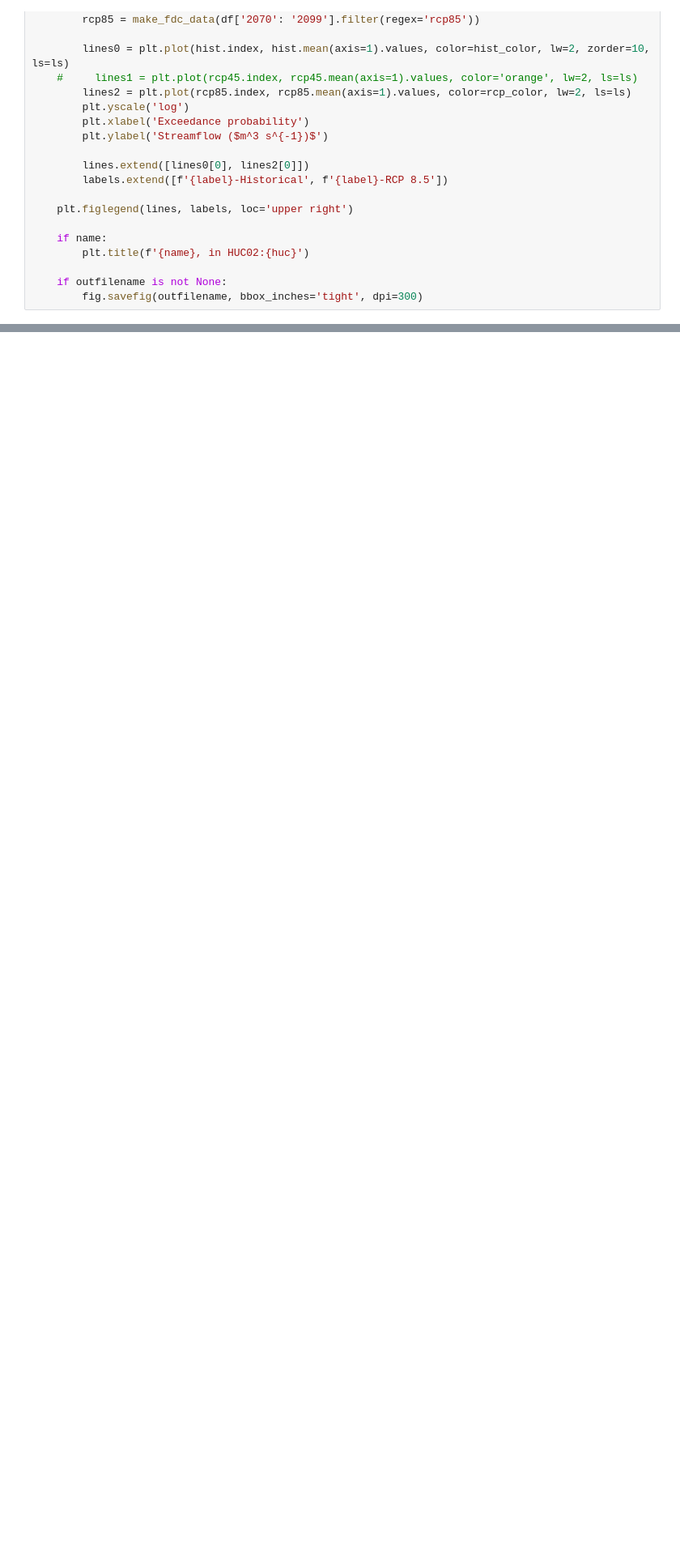
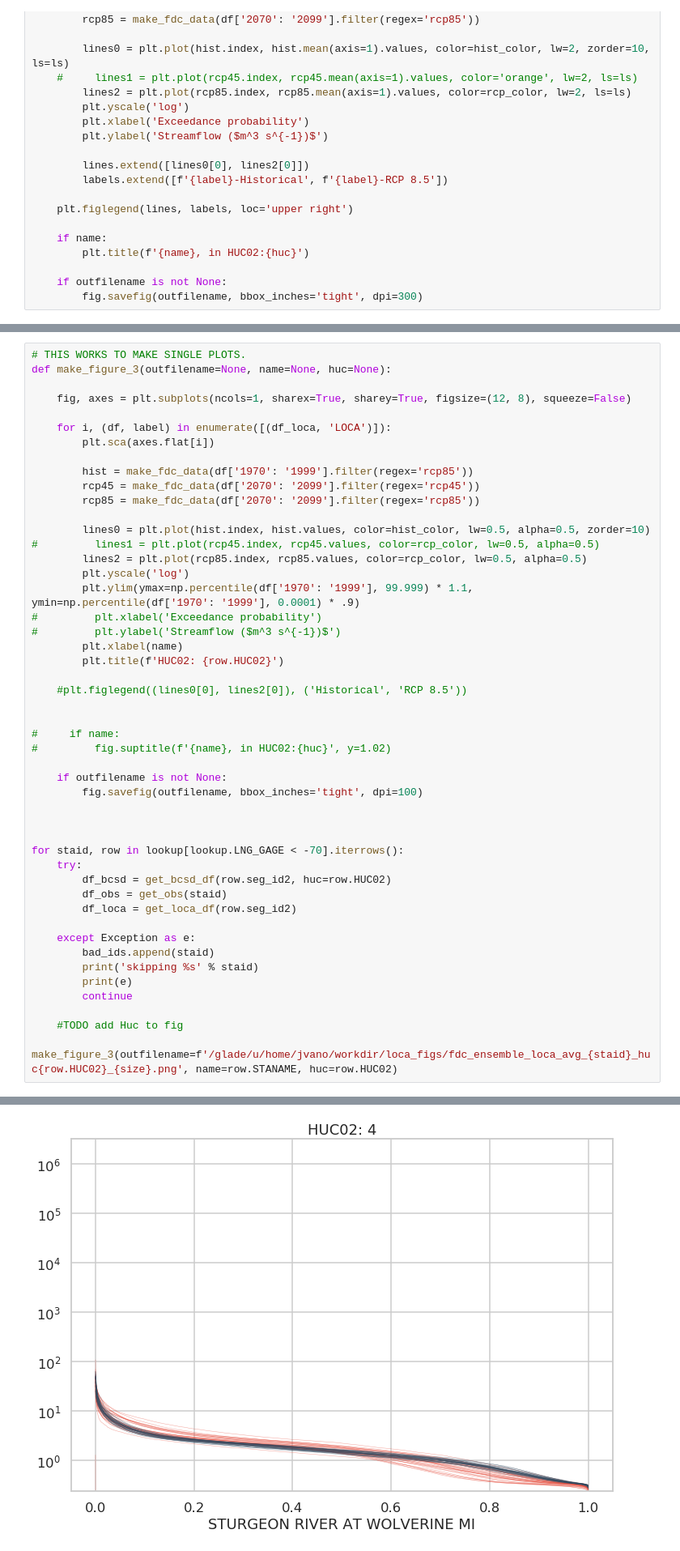
Before and after one commit to nmizukami/LOCA_Downscaling_Analysis, a Jupyter notebook: notebooks/analysis_daily_routed_streamflow_jav.ipynb, the cells around one changed output, grey strips where cells are left out. Shown: that part at 81% size. Drawn from its saved outputs; the diff is of its cells as text; blank space fills up the shorter version.

Commit message:
further updates to figs - streamflow and ensemble avgs (getting syntax right):wq

```diff
--- a/notebooks/analysis_daily_routed_streamflow_jav.ipynb
+++ b/notebooks/analysis_daily_routed_streamflow_jav.ipynb
@@ -214,0 +245,49 @@ def make_figure_2(outfilename=None, name=None, huc=None):
+# %%
+# THIS WORKS TO MAKE SINGLE PLOTS.
+def make_figure_3(outfilename=None, name=None, huc=None):
+
+    fig, axes = plt.subplots(ncols=1, sharex=True, sharey=True, figsize=(12, 8), squeeze=False)
+
+    for i, (df, label) in enumerate([(df_loca, 'LOCA')]):
+        plt.sca(axes.flat[i])
+
+        hist = make_fdc_data(df['1970': '1999'].filter(regex='rcp85'))
+        rcp45 = make_fdc_data(df['2070': '2099'].filter(regex='rcp45'))
+        rcp85 = make_fdc_data(df['2070': '2099'].filter(regex='rcp85'))
+
+        lines0 = plt.plot(hist.index, hist.values, color=hist_color, lw=0.5, alpha=0.5, zorder=10)
+#         lines1 = plt.plot(rcp45.index, rcp45.values, color=rcp_color, lw=0.5, alpha=0.5)
+        lines2 = plt.plot(rcp85.index, rcp85.values, color=rcp_color, lw=0.5, alpha=0.5)
+        plt.yscale('log')
+        plt.ylim(ymax=np.percentile(df['1970': '1999'], 99.999) * 1.1, ymin=np.percentile(df['1970': '1999'], 0.0001) * .9)
+#         plt.xlabel('Exceedance probability')
+#         plt.ylabel('Streamflow ($m^3 s^{-1})$')
+        plt.xlabel(name)
+        plt.title(f'HUC02: {row.HUC02}')
+
+    #plt.figlegend((lines0[0], lines2[0]), ('Historical', 'RCP 8.5'))
+
+
+#     if name:
+#         fig.suptitle(f'{name}, in HUC02:{huc}', y=1.02)
+
+    if outfilename is not None:
+        fig.savefig(outfilename, bbox_inches='tight', dpi=100)
+
+
+
+for staid, row in lookup[lookup.LNG_GAGE < -70].iterrows():
+    try:
+        df_bcsd = get_bcsd_df(row.seg_id2, huc=row.HUC02)
+        df_obs = get_obs(staid)
+        df_loca = get_loca_df(row.seg_id2)
+
+    except Exception as e:
+        bad_ids.append(staid)
+        print('skipping %s' % staid)
+        print(e)
+        continue
+
+    #TODO add Huc to fig
+    make_figure_3(outfilename=f'/glade/u/home/jvano/workdir/loca_figs/fdc_ensemble_loca_avg_{staid}_huc{row.HUC02}_{size}.png', name=row.STANAME, huc=row.HUC02)
+# %% [output]
@@ -214,0 +315 @@ def make_figure_2(outfilename=None, name=None, huc=None):
+[figure, added]
```
Also changed, not shown: parts of 10 cells of this notebook, 5 other files.
